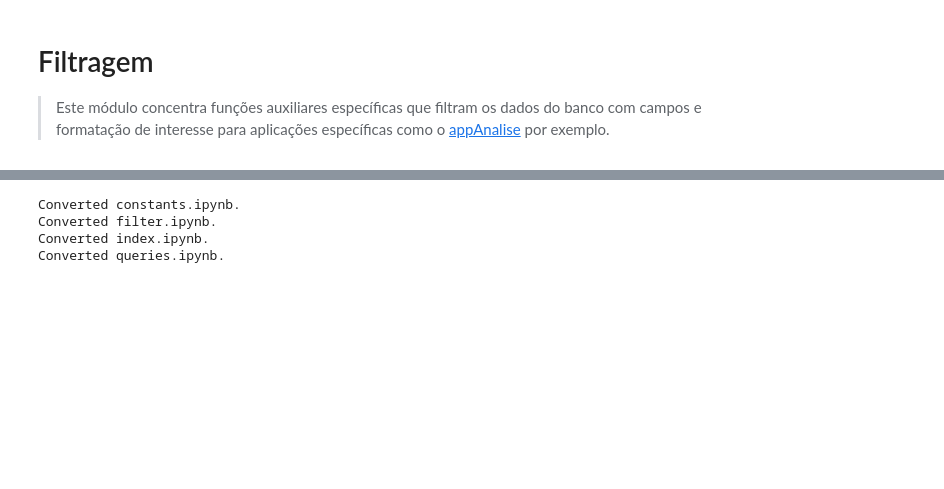
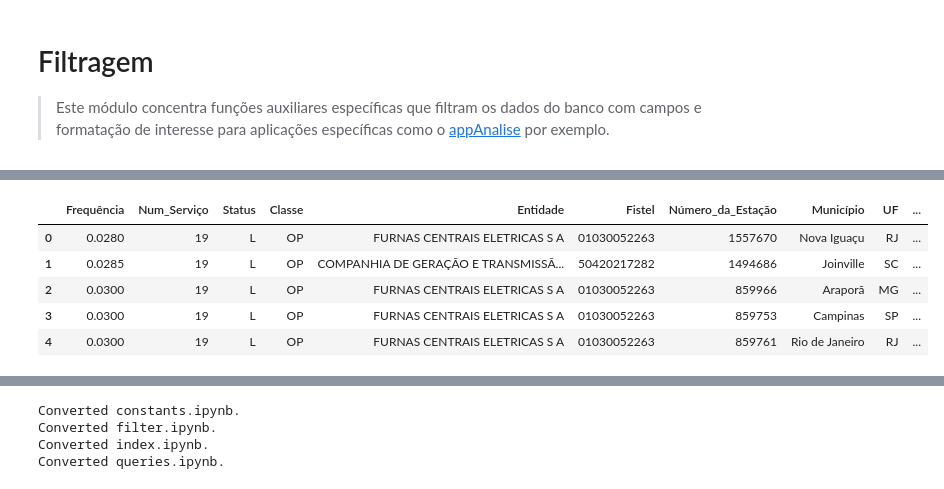
Before and after one commit to ronaldokun/anateldb, a Jupyter notebook: filter.ipynb, the cells around one changed output, grey strips where cells are left out. Cells and saved outputs as stored; diff of their text form; code cells hidden in the pictures; blank space fills up the shorter version.

```diff
--- a/filter.ipynb
+++ b/filter.ipynb
@@ -96,0 +127,9 @@ if not pasta.exists():
+# %%
+base = read_base(pasta) ; base.head()
+# %% [output]
+|  | Frequência | Num_Serviço | Status | Classe | Entidade | Fistel | Número_da_Estação | Município | UF | ... |
+| 0 | 0.0280 | 19 | L | OP | FURNAS CENTRAIS ELETRICAS S A | 01030052263 | 1557670 | Nova Iguaçu | RJ | ... |
+| 1 | 0.0285 | 19 | L | OP | COMPANHIA DE GERAÇÃO E TRANSMISSÃ... | 50420217282 | 1494686 | Joinville | SC | ... |
+| 2 | 0.0300 | 19 | L | OP | FURNAS CENTRAIS ELETRICAS S A | 01030052263 | 859966 | Araporã | MG | ... |
+| 3 | 0.0300 | 19 | L | OP | FURNAS CENTRAIS ELETRICAS S A | 01030052263 | 859753 | Campinas | SP | ... |
+| 4 | 0.0300 | 19 | L | OP | FURNAS CENTRAIS ELETRICAS S A | 01030052263 | 859761 | Rio de Janeiro | RJ | ... |
```
Also changed, not shown: parts of 8 cells of this notebook, 22 other files.
